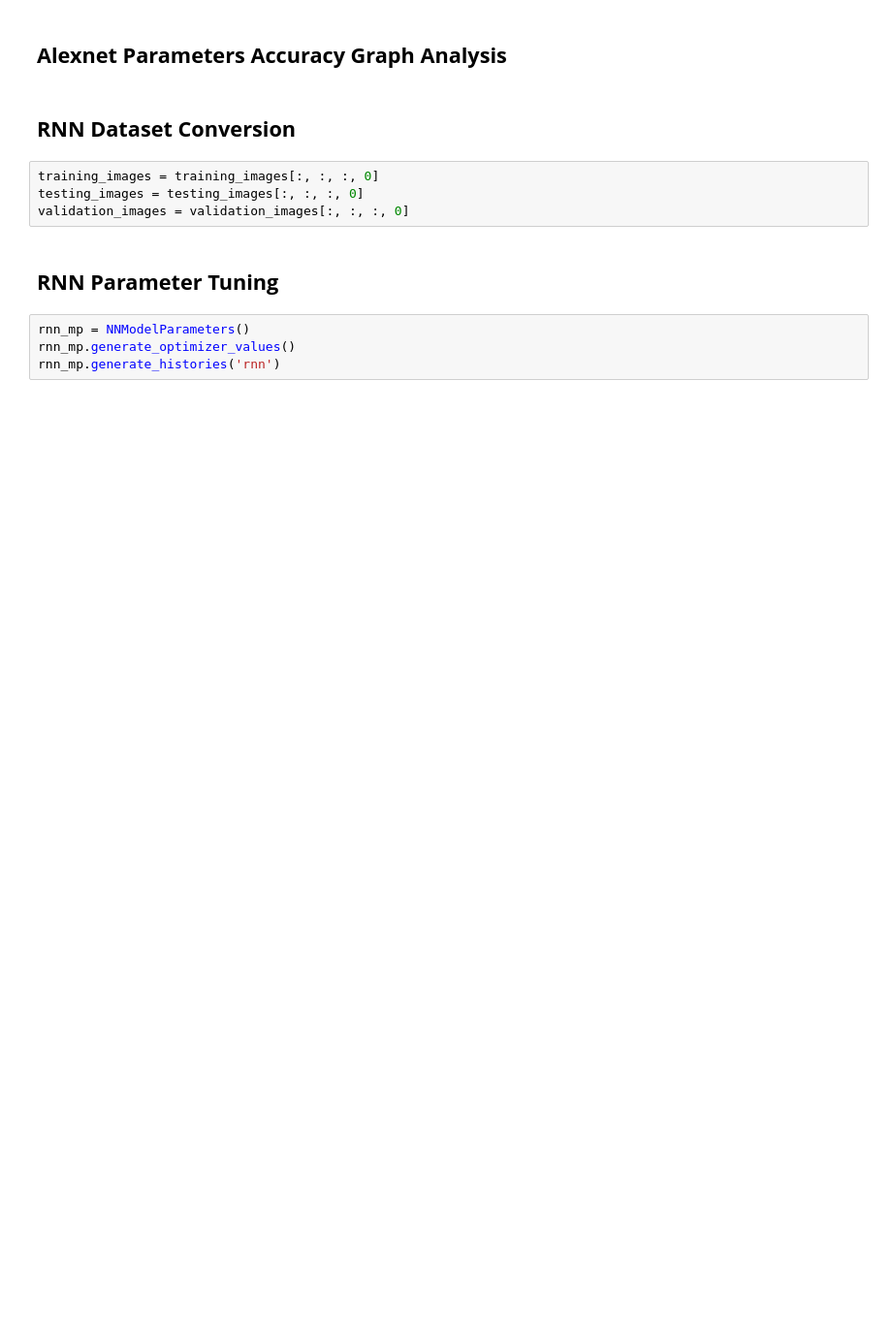
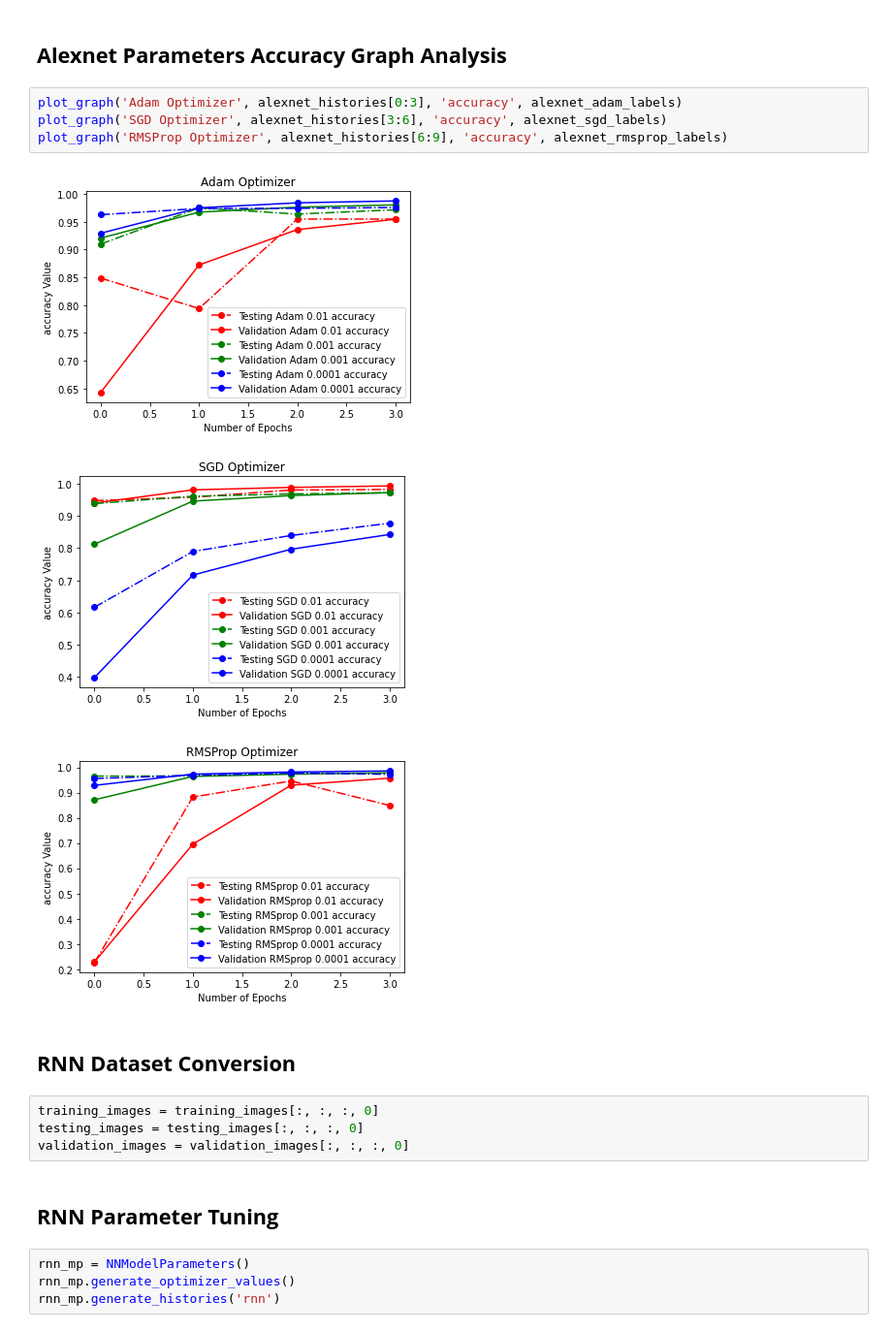
Before and after one commit to AlexMuzzy/files, a Jupyter notebook: advanced_ai_cw/advanced_ai.ipynb, the cells around one changed output. Shown at 97% size. Cells and saved outputs as stored; diff of their text form; blank space fills up the shorter version.

```diff
--- a/advanced_ai_cw/advanced_ai.ipynb
+++ b/advanced_ai_cw/advanced_ai.ipynb
@@ -512,5 +507,13 @@ TypeError: unhashable type: 'slice'
 # %% [markdown]
 ## **Alexnet Parameters Accuracy Graph Analysis**
+# %%
+plot_graph('Adam Optimizer', alexnet_histories[0:3], 'accuracy', alexnet_adam_labels)
+plot_graph('SGD Optimizer', alexnet_histories[3:6], 'accuracy', alexnet_sgd_labels)
+plot_graph('RMSProp Optimizer', alexnet_histories[6:9], 'accuracy', alexnet_rmsprop_labels)
+# %% [output]
+[figure, added]
+[figure, added]
+[figure, added]
 # %% [markdown]
 ## **RNN Dataset Conversion**
 # %%
```
Also changed, not shown: parts of 26 cells of this notebook.
